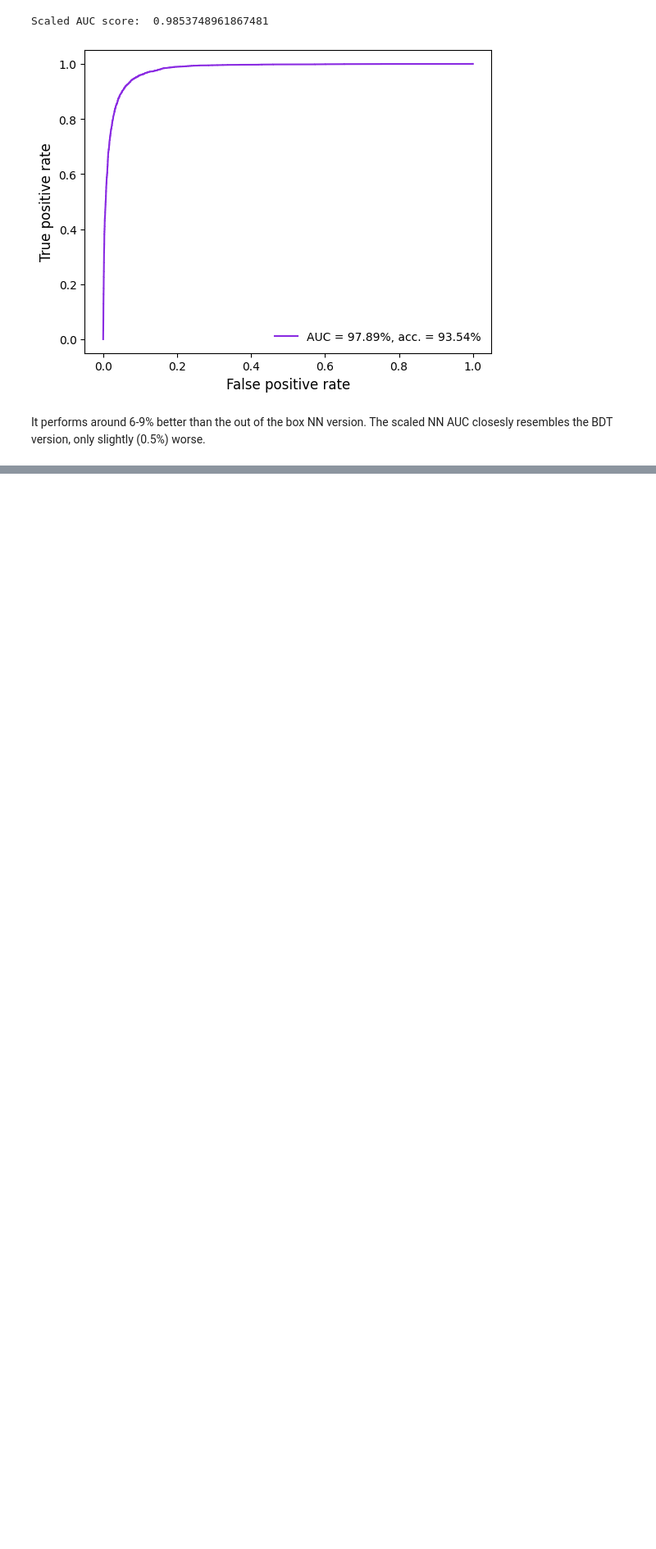
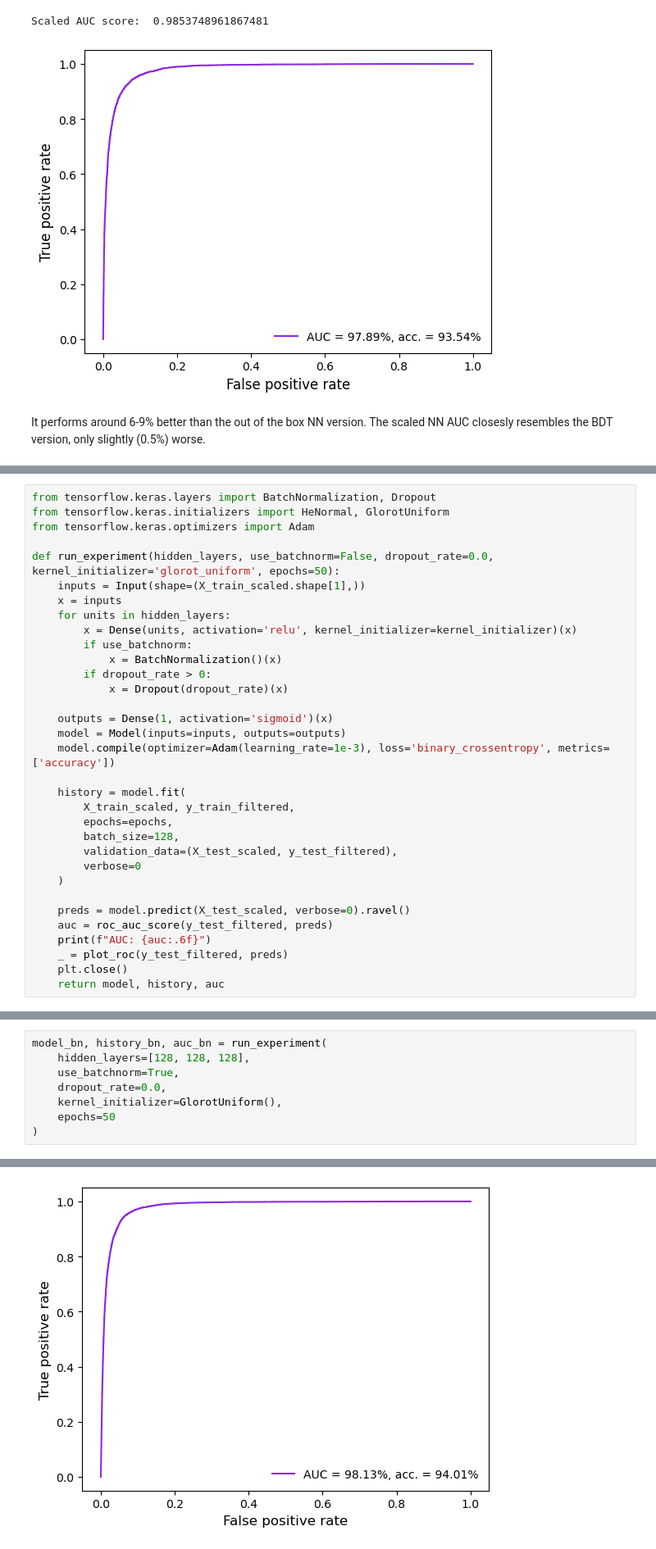
Before and after one commit to bdkcspronk/Deep-learning-in-physics, a Jupyter notebook: Assignment-2/code/Homework2-problem2.ipynb, the cells around one changed output, grey strips where cells are left out. Shown at 82% size. Saved outputs shown, nothing was run; the diff lists cells and outputs as text; blank space fills up the shorter version.

```diff
--- a/Assignment-2/code/Homework2-problem2.ipynb
+++ b/Assignment-2/code/Homework2-problem2.ipynb
@@ -259,0 +372,33 @@ It performs around 6-9% better than the out of the box NN version. The scaled NN
+# %%
+from tensorflow.keras.layers import BatchNormalization, Dropout
+from tensorflow.keras.initializers import HeNormal, GlorotUniform
+from tensorflow.keras.optimizers import Adam
+
+def run_experiment(hidden_layers, use_batchnorm=False, dropout_rate=0.0, kernel_initializer='glorot_uniform', epochs=50):
+    inputs = Input(shape=(X_train_scaled.shape[1],))
+    x = inputs
+    for units in hidden_layers:
+        x = Dense(units, activation='relu', kernel_initializer=kernel_initializer)(x)
+        if use_batchnorm:
+            x = BatchNormalization()(x)
+        if dropout_rate > 0:
+            x = Dropout(dropout_rate)(x)
+
+    outputs = Dense(1, activation='sigmoid')(x)
+    model = Model(inputs=inputs, outputs=outputs)
+    model.compile(optimizer=Adam(learning_rate=1e-3), loss='binary_crossentropy', metrics=['accuracy'])
+
+    history = model.fit(
+        X_train_scaled, y_train_filtered,
+        epochs=epochs,
+        batch_size=128,
+        validation_data=(X_test_scaled, y_test_filtered),
+        verbose=0
+    )
+
+    preds = model.predict(X_test_scaled, verbose=0).ravel()
+    auc = roc_auc_score(y_test_filtered, preds)
+    print(f"AUC: {auc:.6f}")
+    _ = plot_roc(y_test_filtered, preds)
+    plt.close()
+    return model, history, auc
@@ -259,0 +407,9 @@ It performs around 6-9% better than the out of the box NN version. The scaled NN
+# %%
+model_bn, history_bn, auc_bn = run_experiment(
+    hidden_layers=[128, 128, 128],
+    use_batchnorm=True,
+    dropout_rate=0.0,
+    kernel_initializer=GlorotUniform(),
+    epochs=50
+)
+# %% [output]
@@ -259,0 +417 @@ It performs around 6-9% better than the out of the box NN version. The scaled NN
+[figure, added]
```
Also changed, not shown: parts of 27 cells of this notebook, 2 other files.
